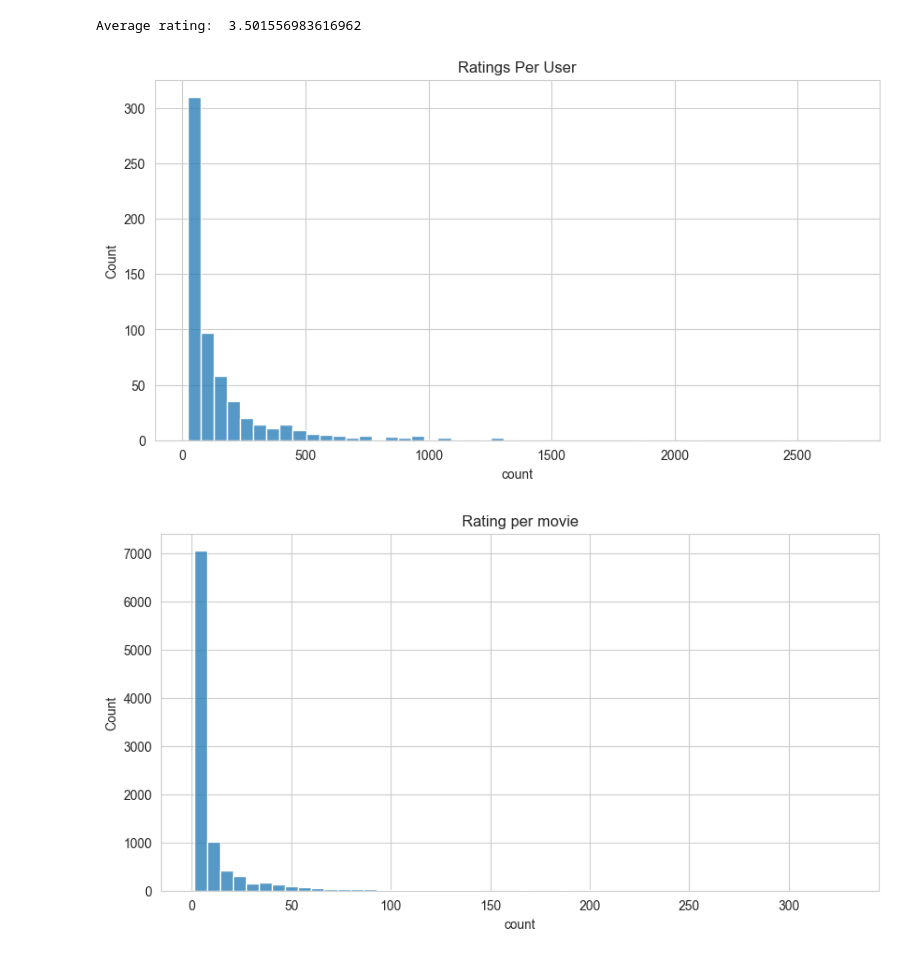
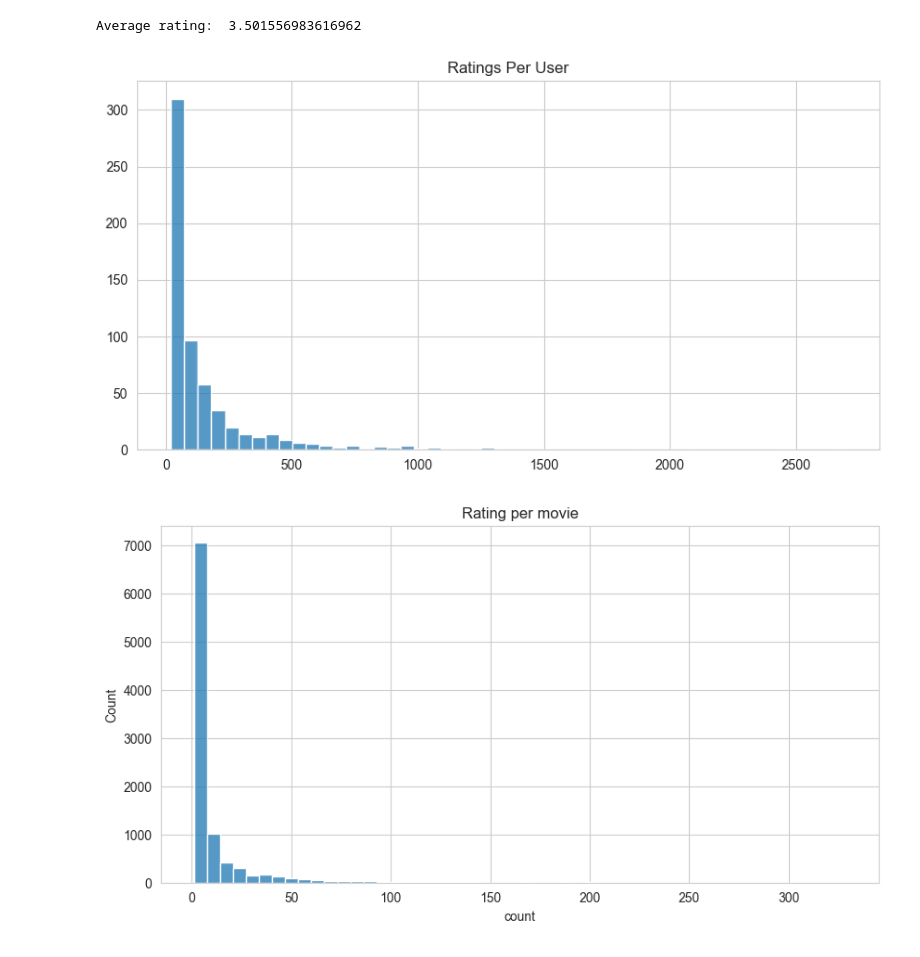
Before and after one commit to SudhanshuChahal/MovieRecommendationSystem, a Jupyter notebook: notebooks/exploration.ipynb, the cells around one changed output. Saved outputs shown, nothing was run; the diff lists cells and outputs as text; code cells hidden in the pictures.

```diff
--- a/notebooks/exploration.ipynb
+++ b/notebooks/exploration.ipynb
@@ -95,11 +95,13 @@ Average rating:  3.501556983616962
 # %%
 ratings_per_user = ratings['userId'].value_counts()
 plt.figure(figsize=(10,5))
 sns.histplot(ratings_per_user,bins=50,kde=False)
 plt.title("Ratings Per User")
+plt.xlabel("")
+plt.ylabel("")
 plt.show()
 # %% [output]
-[figure, old version]
+[figure, new version]
 # %%
 ratings_per_movie = ratings['movieId'].value_counts()
 plt.figure(figsize=(10,5))
```
Also changed, not shown: parts of 1 cell of this notebook, 6 other files.
